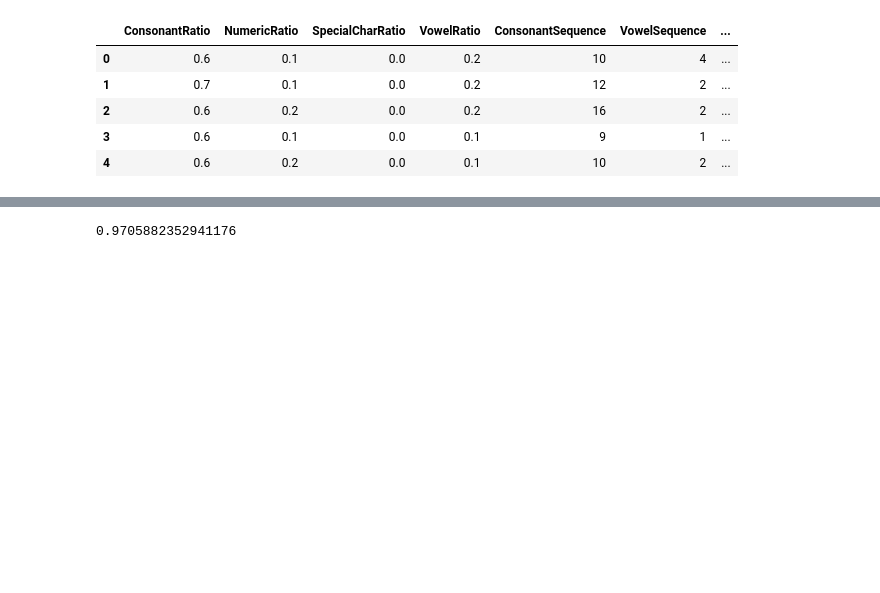
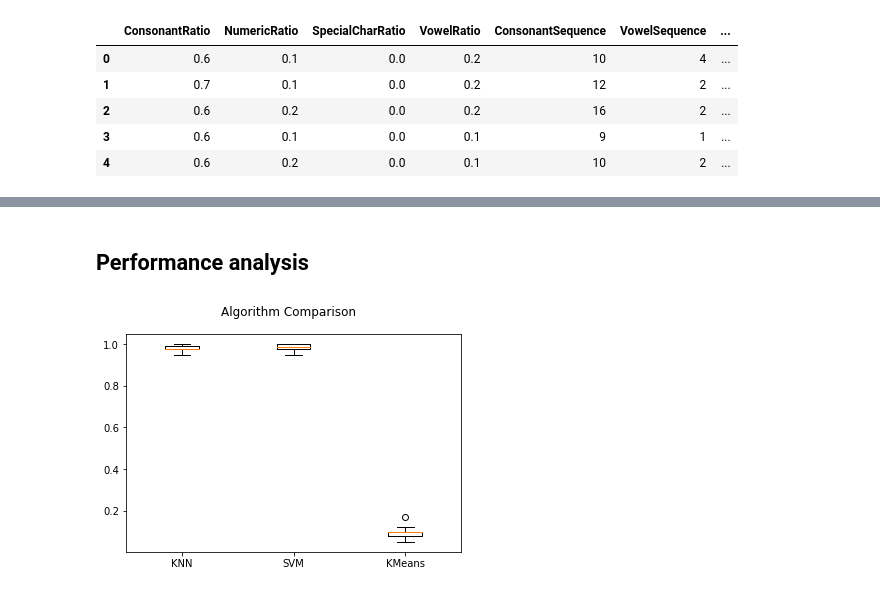
Before and after one commit to emilyastranova/malicious-dns-ml, a Jupyter notebook: THarrison Malicious DNS ML.ipynb, the cells around one changed output, grey strips where cells are left out. Drawn from its saved outputs; the diff is of its cells as text; code cells hidden in the pictures; blank space fills up the shorter version.

```diff
--- a/THarrison Malicious DNS ML.ipynb
+++ b/THarrison Malicious DNS ML.ipynb
@@ -222,9 +226,16 @@ weighted avg       0.94      0.97      0.96       102
-# %%
-# Calculate the accuracy of the model
-from sklearn.metrics import accuracy_score
-print(accuracy_score(y_test, predictions))
-# %% [output]
-0.9705882352941176
+# %% [markdown]
+## Performance analysis
+# %%
+# Graph the results
+fig = plt.figure()
+fig.suptitle('Algorithm Comparison')
+ax = fig.add_subplot(111)
+plt.boxplot(results)
+ax.set_xticklabels(names)
+
+plt.show()
+# %% [output]
+[figure, added]
 # %%
 # Plot the confusion matrix
 from sklearn.metrics import confusion_matrix
```
Also changed, not shown: parts of 7 cells of this notebook.
